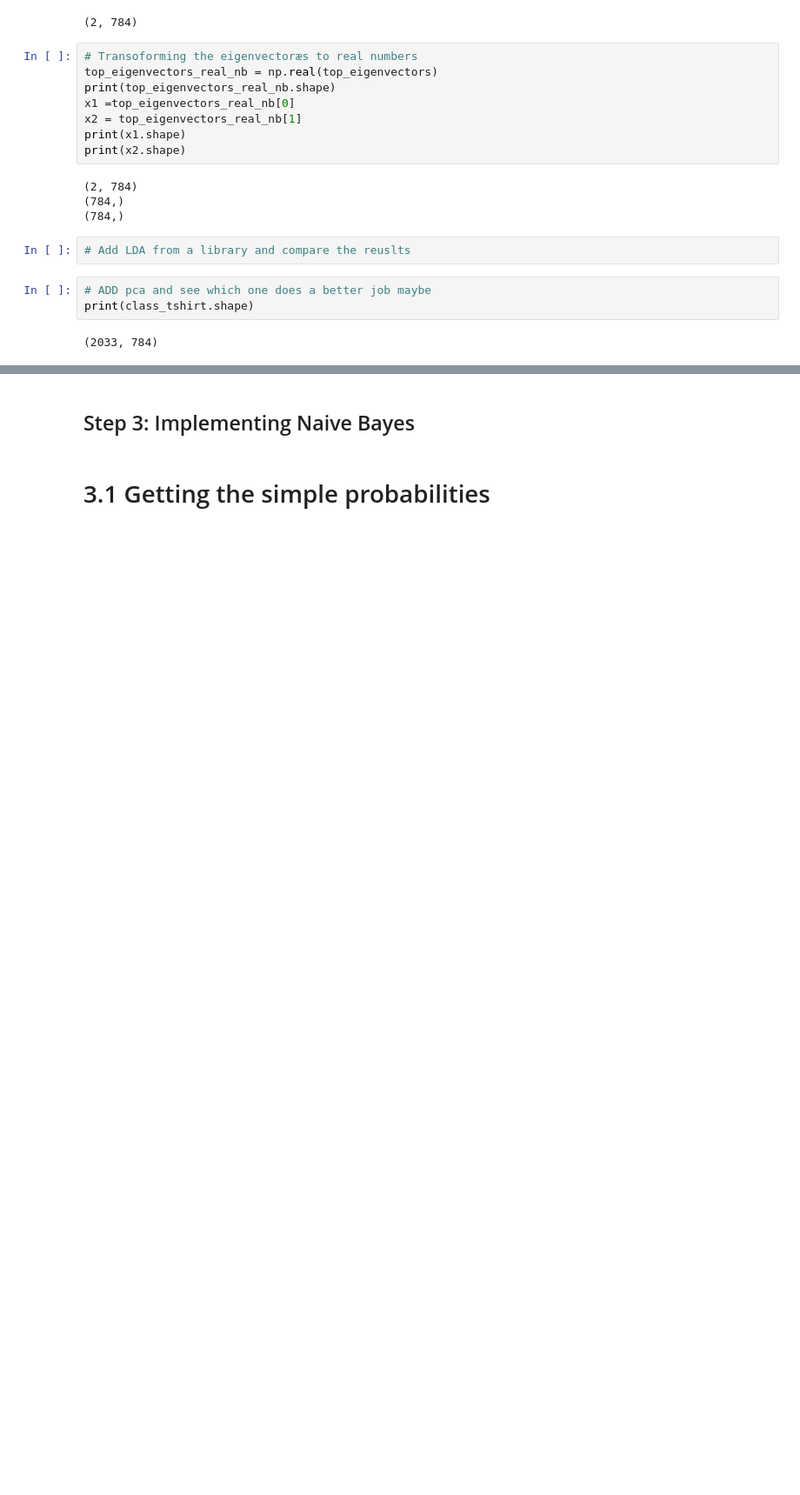
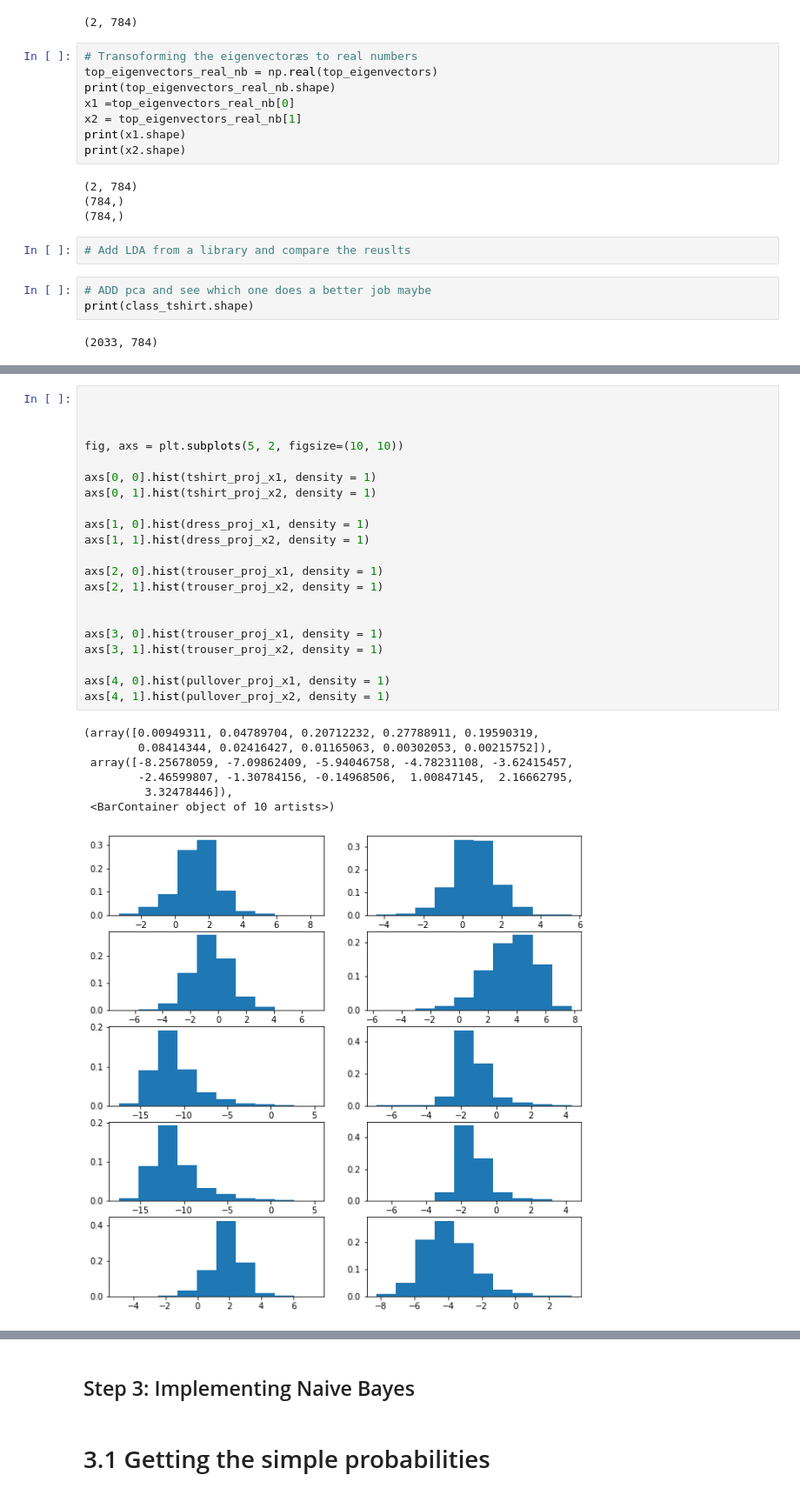
Before and after one commit to PetyaPetrova96/clasifying-clothing-types-, a Jupyter notebook: steps.ipynb, the cells around one changed output, grey strips where cells are left out. Shown at 87% size. Cells and saved outputs as stored; diff of their text form; blank space fills up the shorter version.

Commit message:
added histo density plots

```diff
--- a/steps.ipynb
+++ b/steps.ipynb
@@ -315,0 +316,29 @@ plt.scatter(shirts_proj_x1,shirts_proj_x2)
+# %%
+
+
+
+fig, axs = plt.subplots(5, 2, figsize=(10, 10))
+
+axs[0, 0].hist(tshirt_proj_x1, density = 1)
+axs[0, 1].hist(tshirt_proj_x2, density = 1)
+
+axs[1, 0].hist(dress_proj_x1, density = 1)
+axs[1, 1].hist(dress_proj_x2, density = 1)
+
+axs[2, 0].hist(trouser_proj_x1, density = 1)
+axs[2, 1].hist(trouser_proj_x2, density = 1)
+
+
+axs[3, 0].hist(trouser_proj_x1, density = 1)
+axs[3, 1].hist(trouser_proj_x2, density = 1)
+
+axs[4, 0].hist(pullover_proj_x1, density = 1)
+axs[4, 1].hist(pullover_proj_x2, density = 1)
+# %% [output]
+(array([0.00949311, 0.04789704, 0.20712232, 0.27788911, 0.19590319,
+        0.08414344, 0.02416427, 0.01165063, 0.00302053, 0.00215752]),
+ array([-8.25678059, -7.09862409, -5.94046758, -4.78231108, -3.62415457,
+        -2.46599807, -1.30784156, -0.14968506,  1.00847145,  2.16662795,
+         3.32478446]),
+ <BarContainer object of 10 artists>)
+[figure, added]
```
Also changed, not shown: parts of 5 cells of this notebook.
